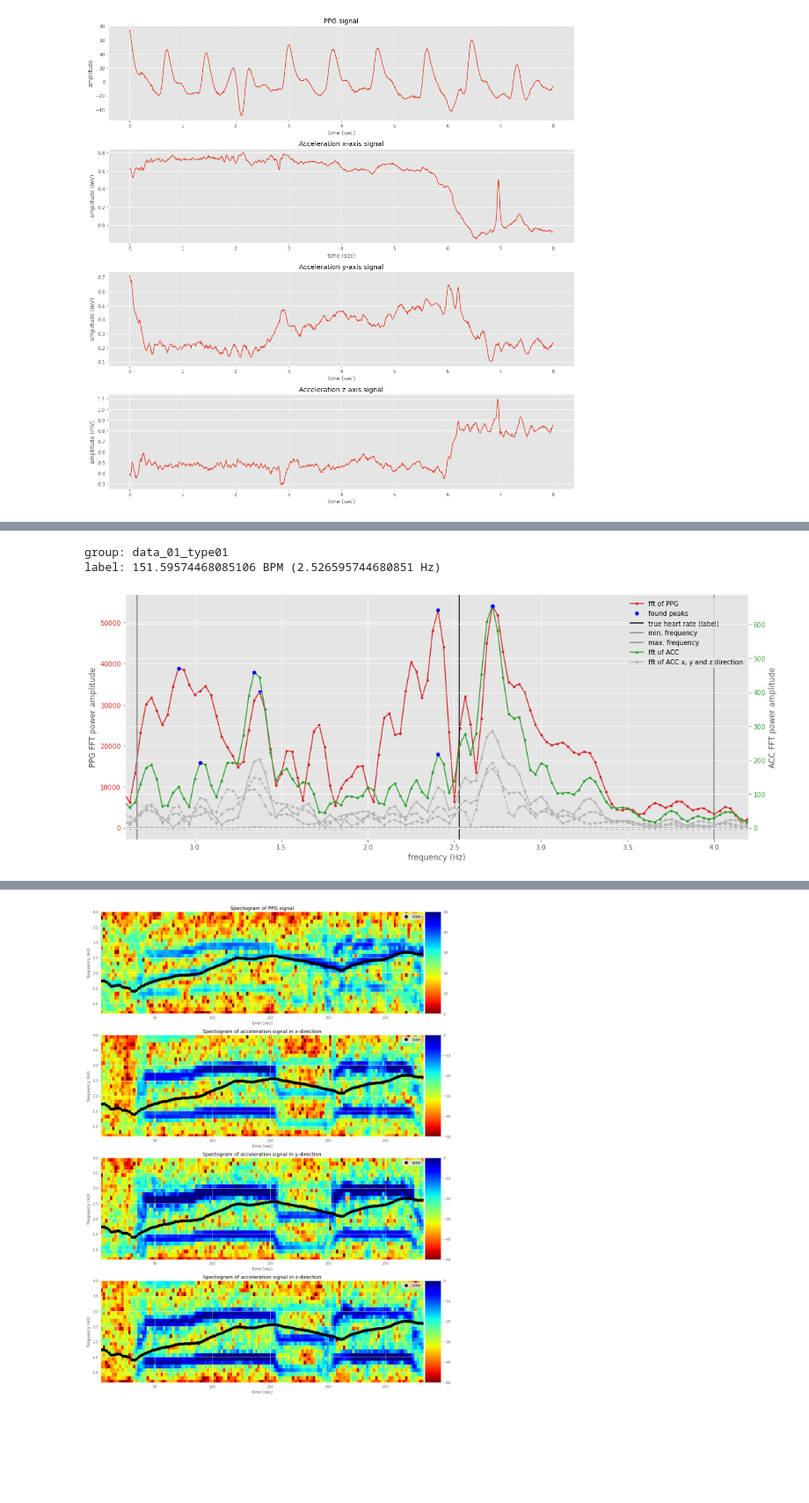
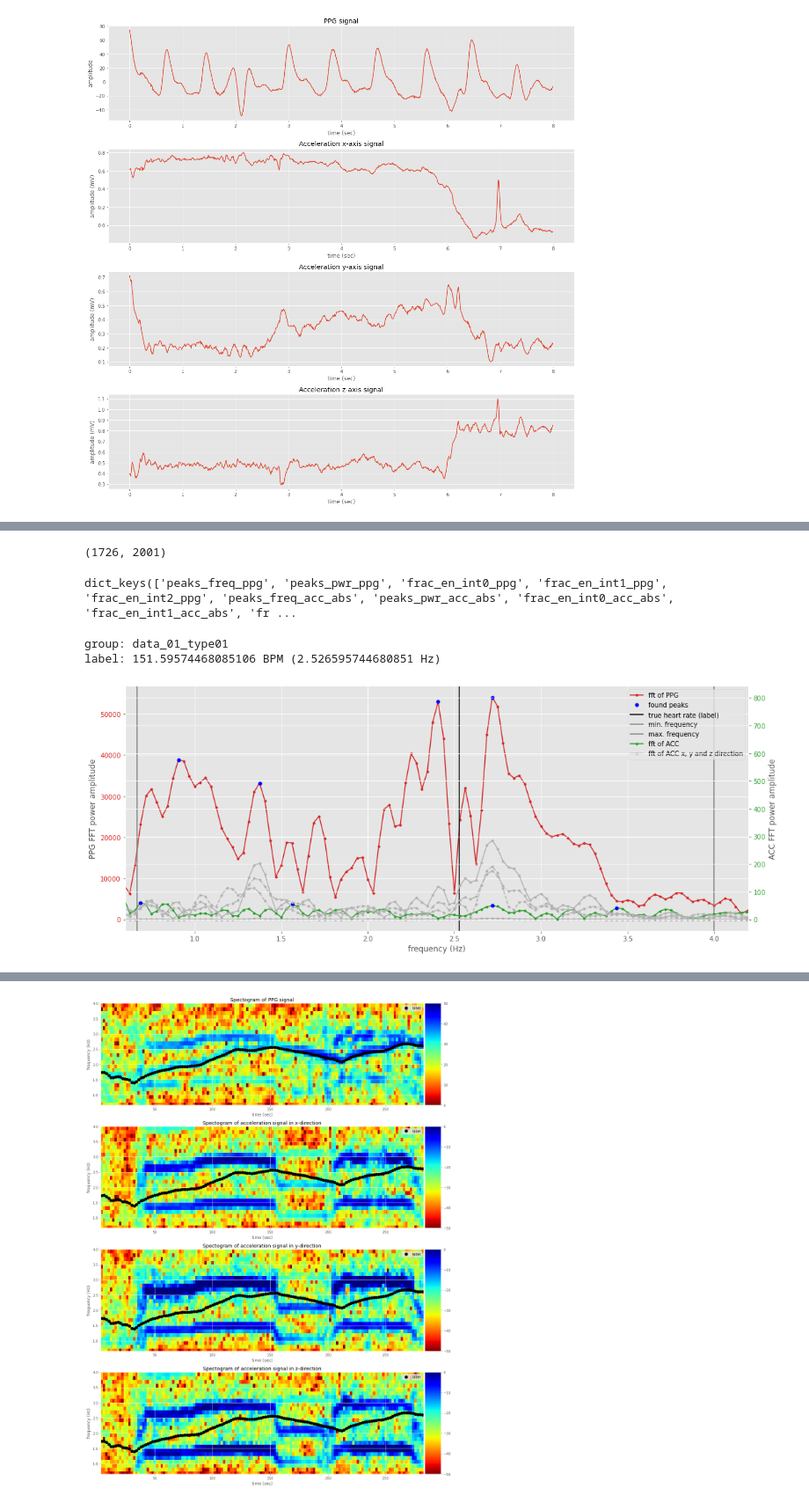
Before and after one commit to phthaloc/nd320-c4-wearable-data-project-starter, a Jupyter notebook: part_1/pulse_rate_starter.ipynb, the cells around one changed output, grey strips where cells are left out. Shown at 88% size. Cells and saved outputs as stored; diff of their text form; code cells hidden in the pictures; blank space fills up the shorter version.

```diff
--- a/part_1/pulse_rate_starter.ipynb
+++ b/part_1/pulse_rate_starter.ipynb
@@ -862,27 +931,35 @@ fig = plot_util.plot_raw_signals(
+# %%
+dict_data_raw_window['freqs'].shape
+# %% [output]
+(1726, 2001)
+# %%
+dict_features.keys()#['peaks_freq_acc_sum']
+# %% [output]
+dict_keys(['peaks_freq_ppg', 'peaks_pwr_ppg', 'frac_en_int0_ppg', 'frac_en_int1_ppg', 'frac_en_int2_ppg', 'peaks_freq_acc_abs', 'peaks_pwr_acc_abs', 'frac_en_int0_acc_abs', 'frac_en_int1_acc_abs', 'fr ...
 # %%
 # plot a window data point
 i = 100
 fig = plot_util.plot_window_prediction(
     freqs=dict_data_raw_window['freqs'][i],
     ppg_fft=dict_data_raw_window['fft_ppg'][i],
     ppg_peaks_freqs=dict_features['peaks_freq_ppg'][i],
     ppg_peaks_pwr=dict_features['peaks_pwr_ppg'][i],
     ppg_label=labels[i],
-    acc_fft=dict_data_raw_window['fft_acc_sum'][i],
+    acc_fft=dict_data_raw_window['fft_acc_abs'][i],
     accx_fft=dict_data_raw_window['fft_accx'][i],
     accy_fft=dict_data_raw_window['fft_accy'][i],
     accz_fft=dict_data_raw_window['fft_accz'][i],
-    acc_peaks_freqs=dict_features['peaks_freq_acc_sum'][i],
-    acc_peaks_pwr=dict_features['peaks_pwr_acc_sum'][i],
+    acc_peaks_freqs=dict_features['peaks_freq_acc_abs'][i],
+    acc_peaks_pwr=dict_features['peaks_pwr_acc_abs'][i],
     min_freq=min_freq,
     max_freq=max_freq
 )
 print(f'group: {groups[i]}')
 print(f'label: {labels[i]} BPM ({labels[i]/60} Hz)')
 # %% [output]
 group: data_01_type01
 label: 151.59574468085106 BPM (2.526595744680851 Hz)
-[figure, old version]
+[figure, new version]
 # %%
 file = 'data_03_type02'
 ppg_raw_filtered = etl.bandpass_filter(signal=input_data_raw[file]['ppg'], pass_band=(min_freq, max_freq), fs=FS)
```
Also changed, not shown: parts of 30 cells of this notebook, 2 other files.
